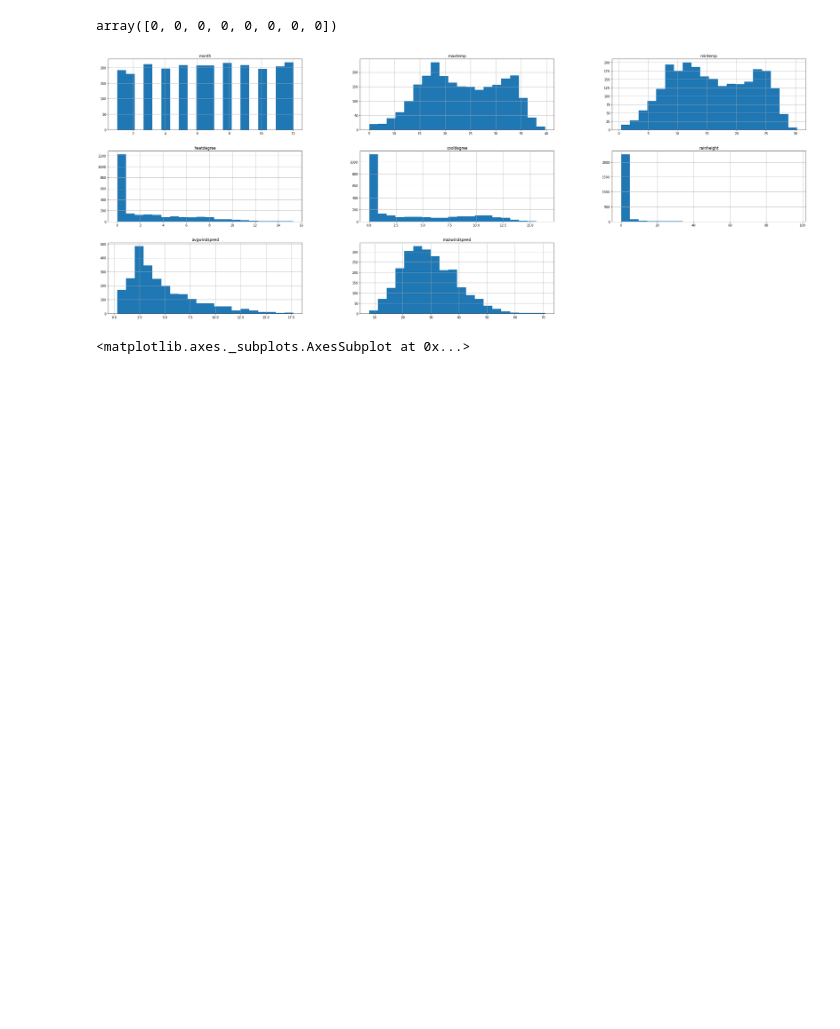
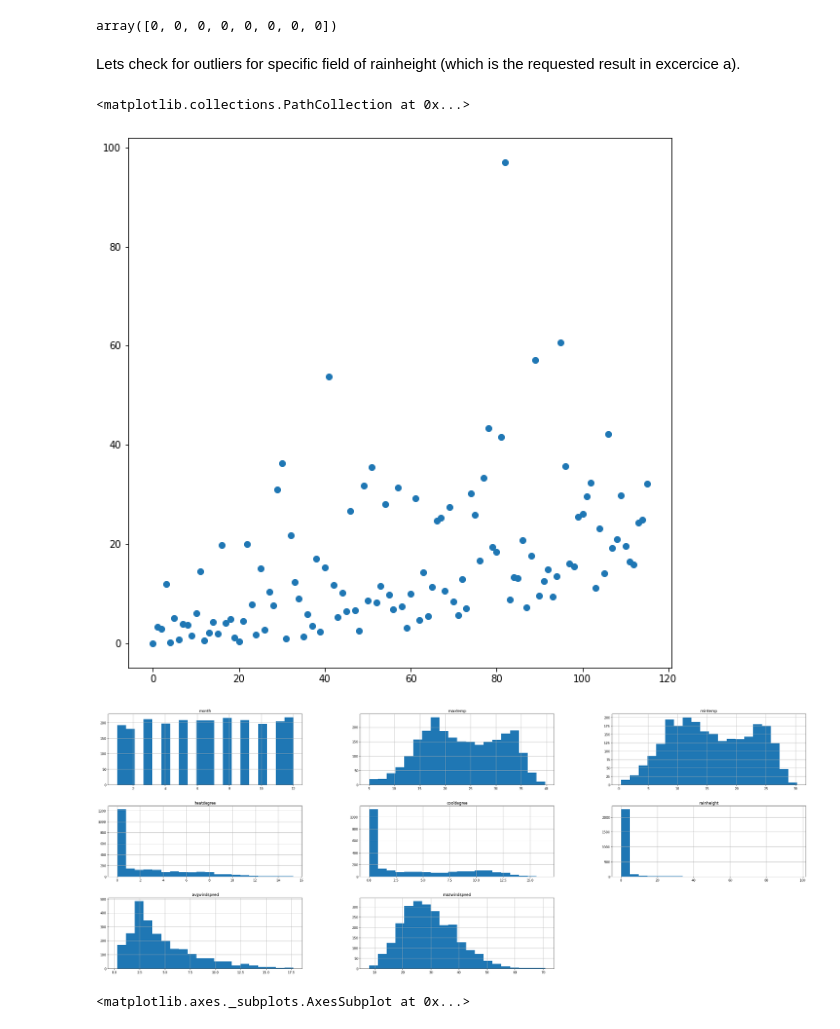
Before and after one commit to spros1/Methods-and-Algorithms_Work_Semester_21-22, a Jupyter notebook: Meteorological_Measurements_AthensCenter.ipynb, the cells around one changed output. Saved outputs shown, nothing was run; the diff lists cells and outputs as text; code cells hidden in the pictures; blank space fills up the shorter version.

```diff
--- a/Meteorological_Measurements_AthensCenter.ipynb
+++ b/Meteorological_Measurements_AthensCenter.ipynb
@@ -99,6 +99,15 @@ df_09_16.describe()
 df_09_16.isna().sum().values
 # %% [output]
 array([0, 0, 0, 0, 0, 0, 0, 0])
+# %% [markdown]
+Lets check for outliers for specific field of rainheight (which is the requested result in excercice a).
+# %%
+# On top we can see only a few of outliers, no action for now
+plt.figure(figsize=(10, 10))
+plt.scatter(np.arange(len(df_09_16["rainheight"].unique())), df_09_16["rainheight"].unique())
+# %% [output]
+<matplotlib.collections.PathCollection at 0x...>
+[figure, added]
 # %%
 ## In order to understand better how all the features are distributed we are going to visualize them using histplot
 df_09_16.hist(figsize = (40,15), bins = 20)
```
Also changed, not shown: parts of 34 cells of this notebook.
